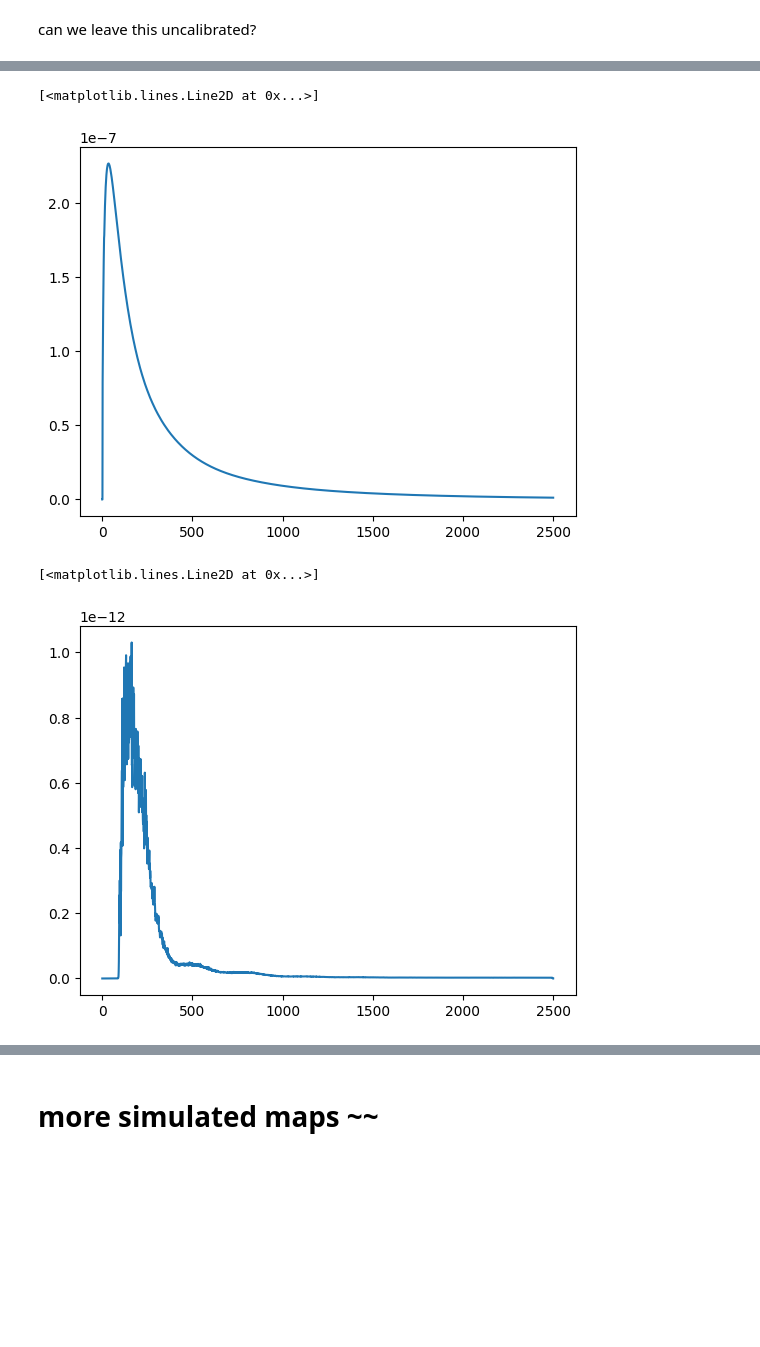
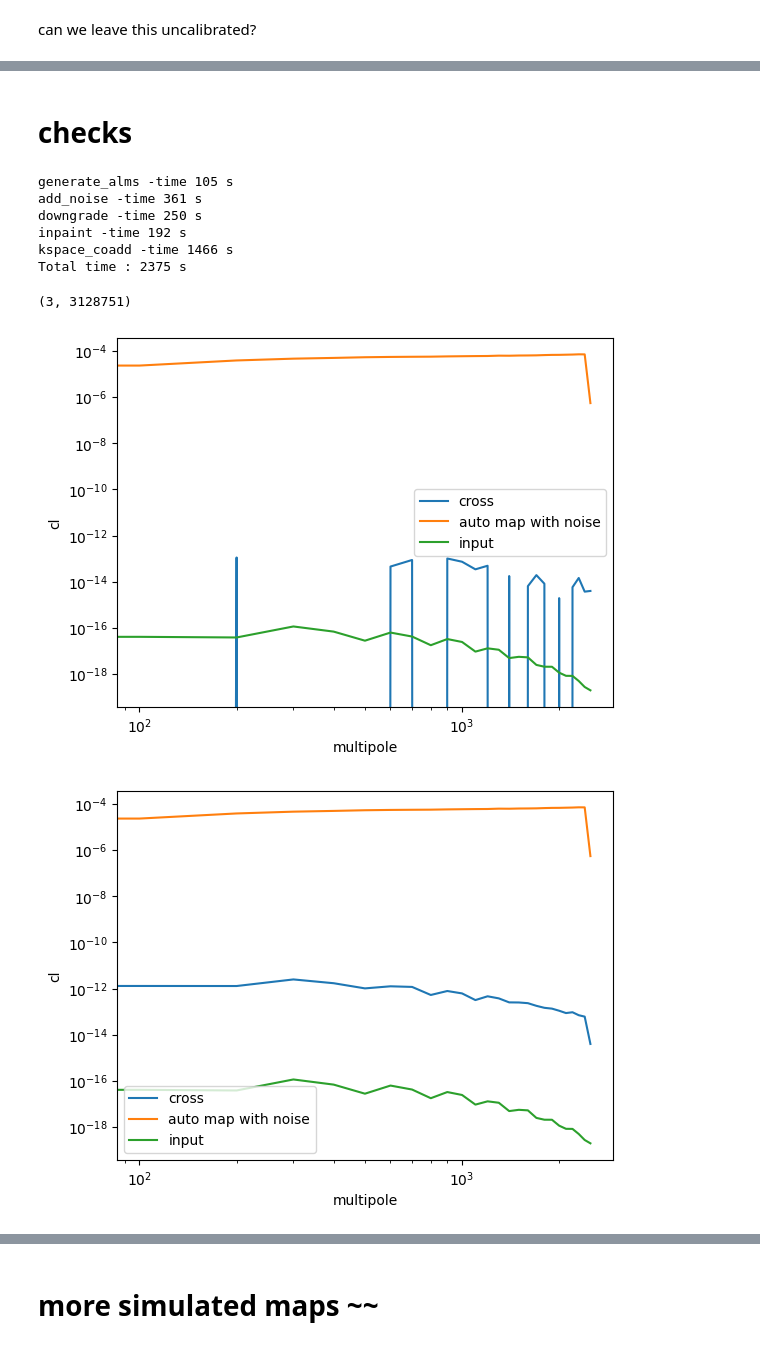
Before and after one commit to mgatti29/CMB_lensing_SBI, a Jupyter notebook: Notebooks/SBI_pipeline_CMB_lensing.ipynb, the cells around one changed output, grey strips where cells are left out. Saved outputs shown, nothing was run; the diff lists cells and outputs as text; code cells hidden in the pictures; blank space fills up the shorter version.

```diff
--- a/Notebooks/SBI_pipeline_CMB_lensing.ipynb
+++ b/Notebooks/SBI_pipeline_CMB_lensing.ipynb
@@ -826,6 +941,8 @@ for qid in qids:
     del ivar_map
     gc.collect()
 
+
+    '''
     # do it for the coadded maps -------------------------------------------------
     ivar_map = enmap.read_map(outdir+'/map_downgraded_coadd_ivar_{0}_{1}_{2}'.format(array,freq,sim_num))
     sig_map = enmap.read_map(outdir+'/map_downgraded_coadd_srcfree_{0}_{1}_{2}'.format(array,freq,sim_num))
@@ -837,6 +954,10 @@ for qid in qids:
     del ip_map
     del ivar_map
     gc.collect()
+    '''
+
+end = timeit.default_timer()
+timing_container['inpaint'] = end - st
 # %% [markdown]
 # kspace_coadd
 # %% [markdown]
@@ -1067,12 +1238,58 @@ DONE ------
-# %%
-ell_ = np.arange(len(lensing_cls['pp']))  # Define ell array for the power spectrum
-kappa_cmb = lensing_cls['pp'] * (ell_ * (ell_ + 1) / 2)**2
-plt.plot(kappa_cmb)
-# %% [output]
-[<matplotlib.lines.Line2D at 0x...>]
-[figure, removed]
-# %%
-plt.plot(hp.alm2cl(k_alms[0].astype('complex128')))
-# %% [output]
-[<matplotlib.lines.Line2D at 0x...>]
-[figure, removed]
+# %% [markdown]
+# checks
+# %%
+tot = 0
+for k in timing_container.keys():
+    print ('{0} -time {1:2.0f} s '.format(k,timing_container[k]))
+    tot += timing_container[k]
+print ('Total time : {0:2.0f} s'.format(tot))
+# %% [output]
+generate_alms -time 105 s
+add_noise -time 361 s
+downgrade -time 250 s
+inpaint -time 192 s
+kspace_coadd -time 1466 s
+Total time : 2375 s
+# %%
+np.array([np.mean(cl_[l_bins[i]:l_bins[i+1]]) for i in range(n_bins)])
+# %% [output]
+(3, 3128751)
+# %%
+#plt.plot(hp.alm2cl(k_alms[0].astype('complex128')))
+
+i = 1
+n_bins = 30
+l_bins = np.linspace(0,3000,n_bins+1).astype(int)
+
+#'''
+
+u = hp.alm2map(alm_TEB[i].astype('complex128'),nside=2048)
+u[hp.alm2map(k_alms[i].astype('complex128'),nside=2048)==0] = 0
+alms_u = hp.map2alm(u,lmax = lmax)
+
+#'''
+#cl_ = hp.alm2cl(alms_[i].astype('complex128'))
+#cl_ = np.array([np.mean(cl_[l_bins[i]:l_bins[i+1]]) for i in range(n_bins)])
+#plt.plot(cl_)
+# %% [output]
+[figure, added]
+# %%
+cl_ = np.abs((hp.alm2cl(alms_u.astype('complex128'),k_alms[i].astype('complex128'))))
+cl_ = np.array([np.mean(cl_[l_bins[i]:l_bins[i+1]]) for i in range(n_bins)])
+plt.plot(l_bins[:-1],cl_, label = 'cross')
+
+cl_ = hp.alm2cl(k_alms[i].astype('complex128'),k_alms[i].astype('complex128'))
+cl_ = np.array([np.mean(cl_[l_bins[i]:l_bins[i+1]]) for i in range(n_bins)])
+plt.plot(l_bins[:-1],cl_, label = 'auto map with noise')
+
+cl_ = hp.alm2cl(alms_u.astype('complex128'))
+cl_ = np.array([np.mean(cl_[l_bins[i]:l_bins[i+1]]) for i in range(n_bins)])
+plt.plot(l_bins[:-1],cl_, label = 'input')
+plt.xlabel('multipole')
+plt.ylabel('cl')
+
+plt.legend()
+plt.xscale('log')
+plt.yscale('log')
+# %% [output]
+[figure, added]
```
Also changed, not shown: parts of 28 cells of this notebook.
